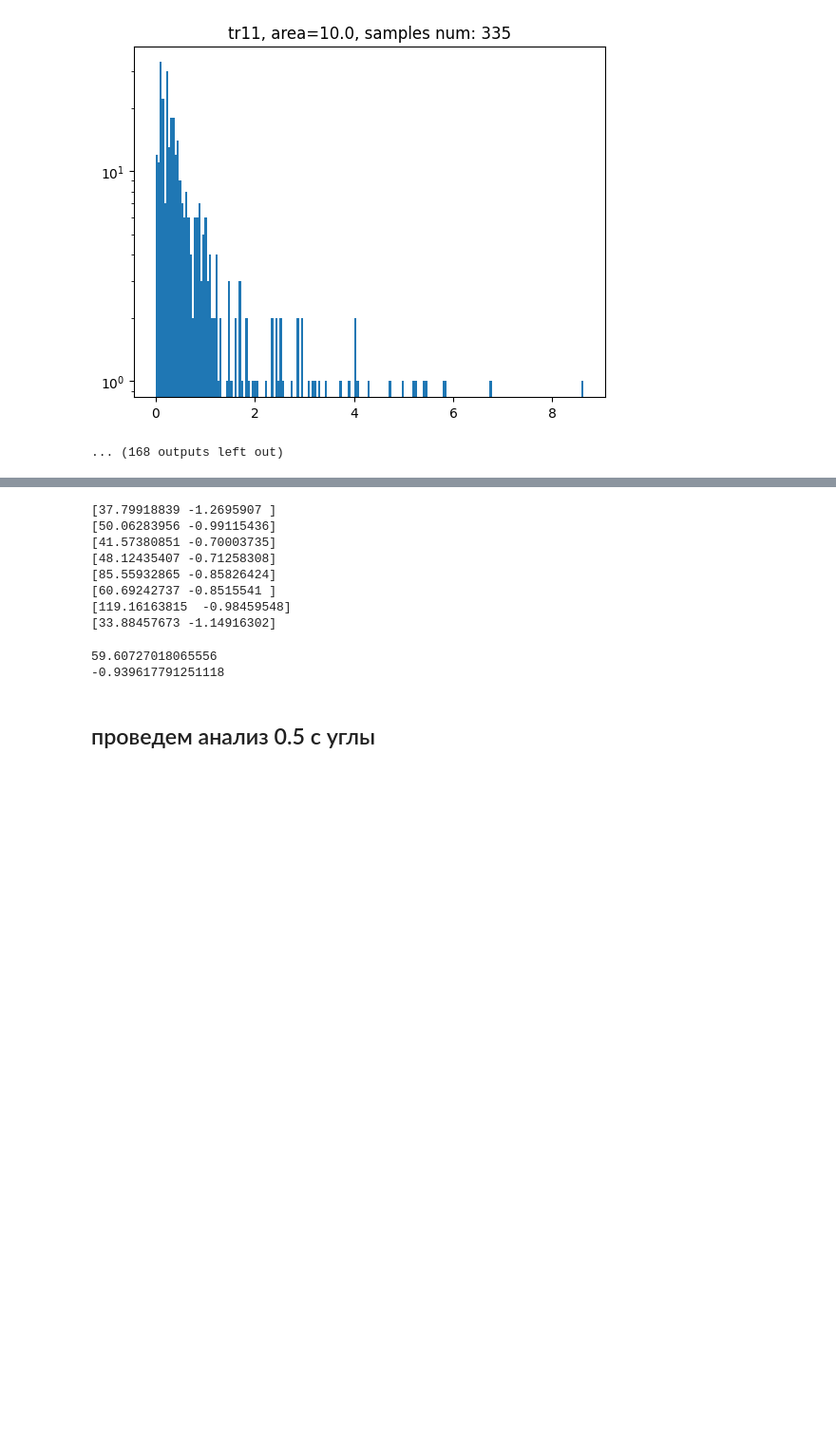
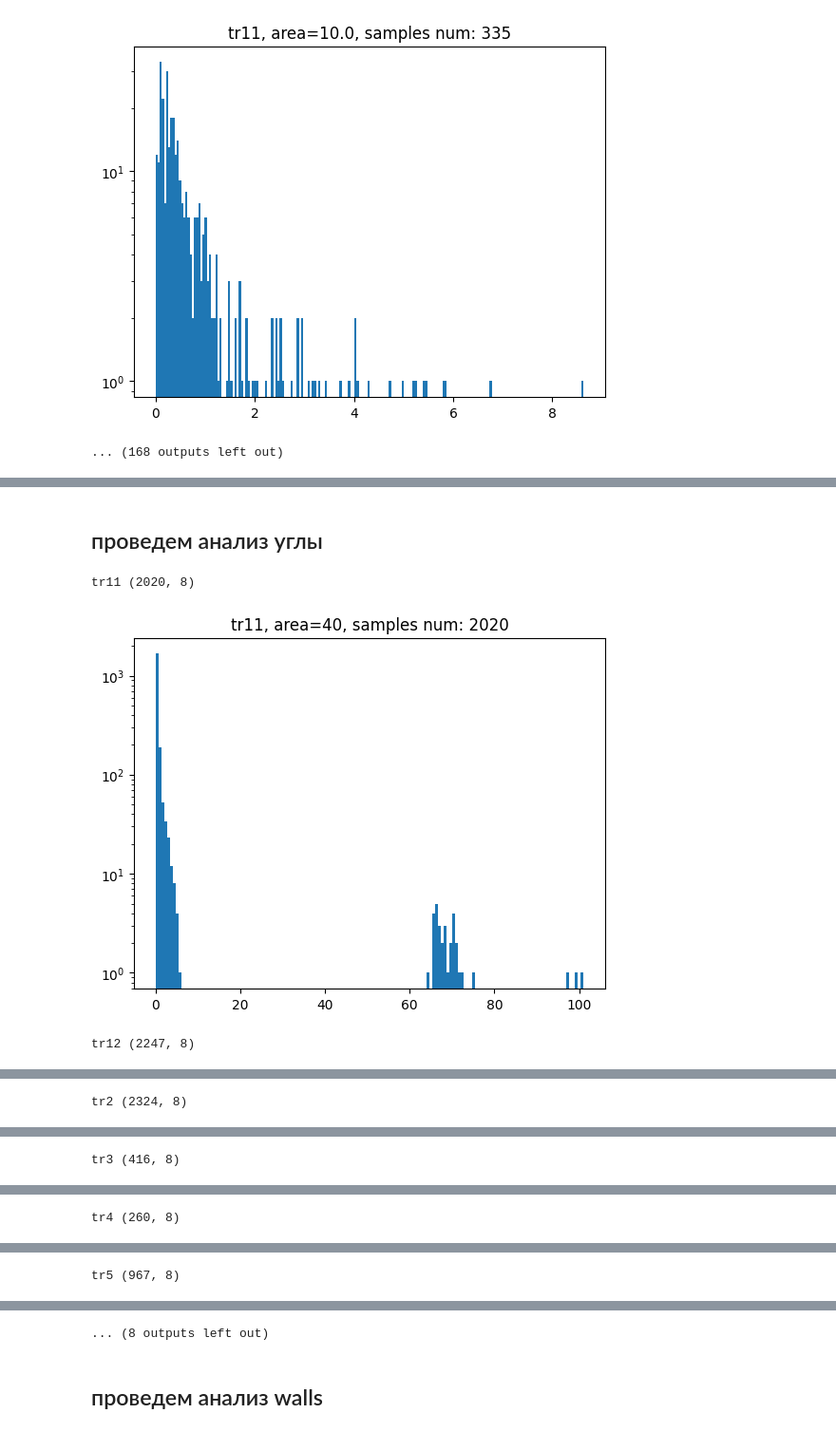
Before and after one commit to Barbara1576/navigation, a Jupyter notebook: PowerLawSecondAlternativeFit-CHECKED.ipynb, the cells around one changed output, grey strips where cells are left out. Shown at 95% size. Drawn from its saved outputs; the diff is of its cells as text; code cells hidden in the pictures; blank space fills up the shorter version.

```diff
--- a/PowerLawSecondAlternativeFit-CHECKED.ipynb
+++ b/PowerLawSecondAlternativeFit-CHECKED.ipynb
@@ -17,6 +12,0 @@ from sklearn.linear_model import LinearRegression
-# %%
-def power_law(x, a, b):
-    return a*x**b
-
-def powerlaw_with_bias(x, m, c, c0):
-    return c0 + x**m * c
@@ -326,0 +283,9 @@ tr11 10.0
+# %%
+df_params = []
+for k, df in df_steps_hist.items():
+    x = df[1][1:]  # vals
+    y = df[0]      # freqs
+
+    sol = curve_fit(power_law, x, y, p0 = np.asarray([1., 10**5]))
+    df_params.append(sol[0])
+    print(f'For {k}: m = {round(sol[0][0], 3)}, c = {round(sol[0][1], 3)}')
@@ -326,0 +303,14 @@ tr11 10.0
+# %% [markdown]
+## проведем анализ углы
+# %%
+df_angls_hist = {}
+
+for k, df in df_dict.items():
+    df_in_area = df.loc[df['near_wall']>=10].copy()
+    print(k, df_in_area.shape)
+    h = build_log_hist(df_in_area, binn=150, hist_title=f'{k}, area={area}',
+                       y_log=True, x_log=False)
+# %% [output]
+tr11 (2020, 8)
+[figure, added]
+tr12 (2247, 8)
@@ -326,0 +318 @@ tr11 10.0
+tr2 (2324, 8)
@@ -326,0 +320 @@ tr11 10.0
+tr3 (416, 8)
@@ -326,0 +322 @@ tr11 10.0
+tr4 (260, 8)
@@ -326,0 +324 @@ tr11 10.0
+tr5 (967, 8)
@@ -327,29 +326,10 @@ tr11 10.0
+... (8 outputs left out)
 # %%
-# STOPPED HERE =======================================================================
-# ====================================================================================
-# ====================================================================================
-# ====================================================================================
-
-aas0 = []
-bbs0 = []
-for i in kks0:
-    otv0 = makeRegrNew(kks0[i], i)
-    aas0.append(otv0[0])
-    bbs0.append(otv0[1])
+# aasC = []
+# bbsC = []
+# for i in kksC:
+#     otvC = makeRegrNew(kksC[i], i)
+#     aasC.append(otvC[0])
+#     bbsC.append(otvC[1])
-# %% [output]
-[37.79918839 -1.2695907 ]
-[50.06283956 -0.99115436]
-[41.57380851 -0.70003735]
-[48.12435407 -0.71258308]
-[85.55932865 -0.85826424]
-[60.69242737 -0.8515541 ]
-[119.16163815  -0.98459548]
-[33.88457673 -1.14916302]
-# %%
-print(statistics.mean(aas0))
-print(statistics.mean(bbs0))
-# %% [output]
-59.60727018065556
--0.939617791251118
 # %% [markdown]
-## проведем анализ 0.5 с углы
+## проведем анализ walls
```
Also changed, not shown: parts of 20 cells of this notebook.
